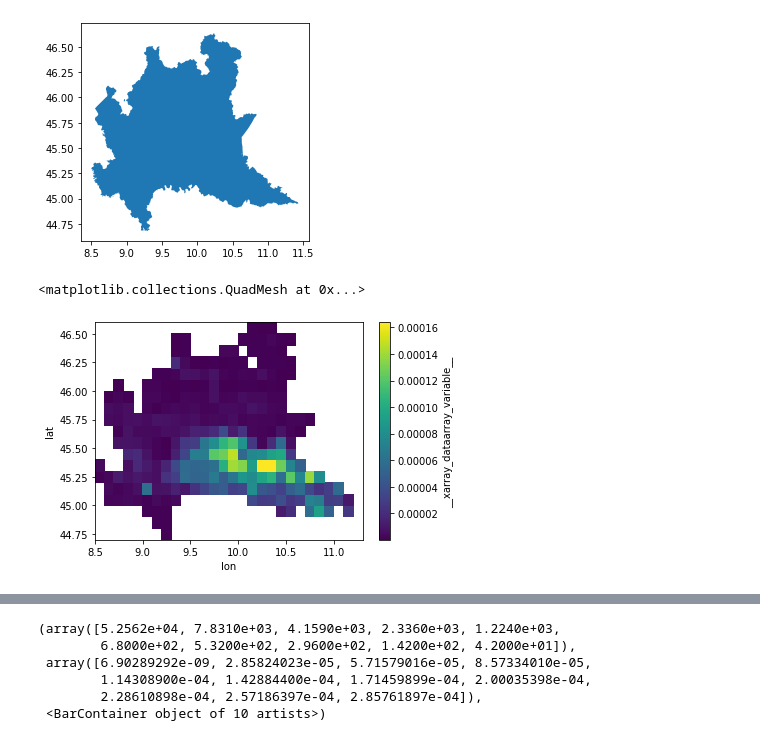
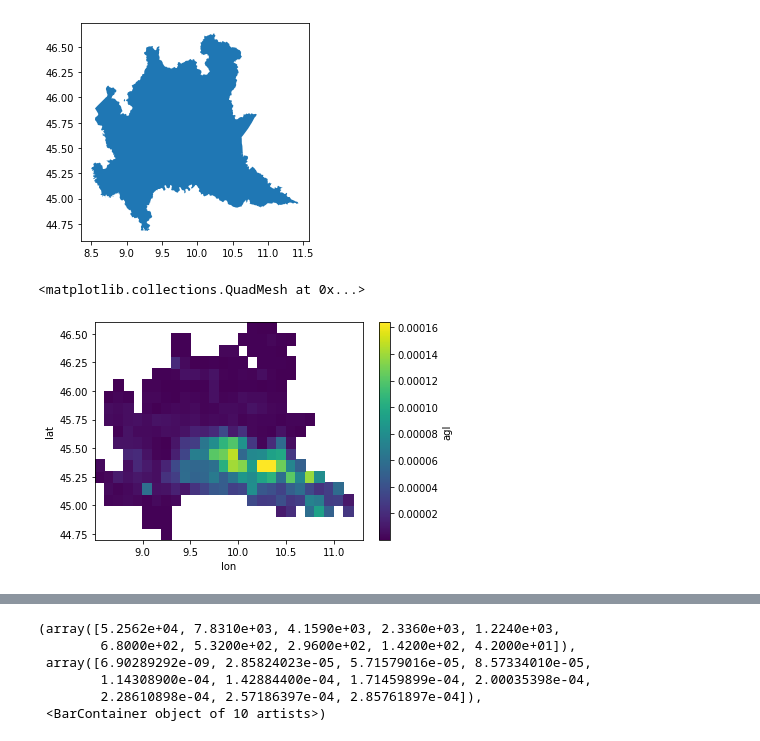
Before and after one commit to samuelexferri/unibg-statistic2, a Jupyter notebook: notebooks/data_3_preprocessing_regressors.ipynb, the cells around one changed output, grey strips where cells are left out. Saved outputs shown, nothing was run; the diff lists cells and outputs as text; code cells hidden in the pictures.

```diff
--- a/notebooks/data_3_preprocessing_regressors.ipynb
+++ b/notebooks/data_3_preprocessing_regressors.ipynb
@@ -25,14 +25,14 @@ regione.plot()
 # %%
 import xarray as xr
 import matplotlib.pyplot as plt
 import numpy as np
 
-ds_ammoniaca = xr.load_dataset('../datasets/ammoniaca.nc')
+ds_ammoniaca = xr.load_dataset('../datasets/CAMS-GLOB-ANT_Glb_0.1x0.1_anthro_nh3_v4.2_monthly_lombardia.nc')
 
-ds_ammoniaca.__xarray_dataarray_variable__.mean(dim="time").plot()
+ds_ammoniaca.agl.mean(dim="time").plot()
 # %% [output]
 <matplotlib.collections.QuadMesh at 0x...>
-[figure, old version]
+[figure, new version]
 # %%
 lat_bounds = slice(44.74,46.56)
 lon_bounds = slice(8.5, 11.25)
```
Also changed, not shown: parts of 8 cells of this notebook, 2 other files.
